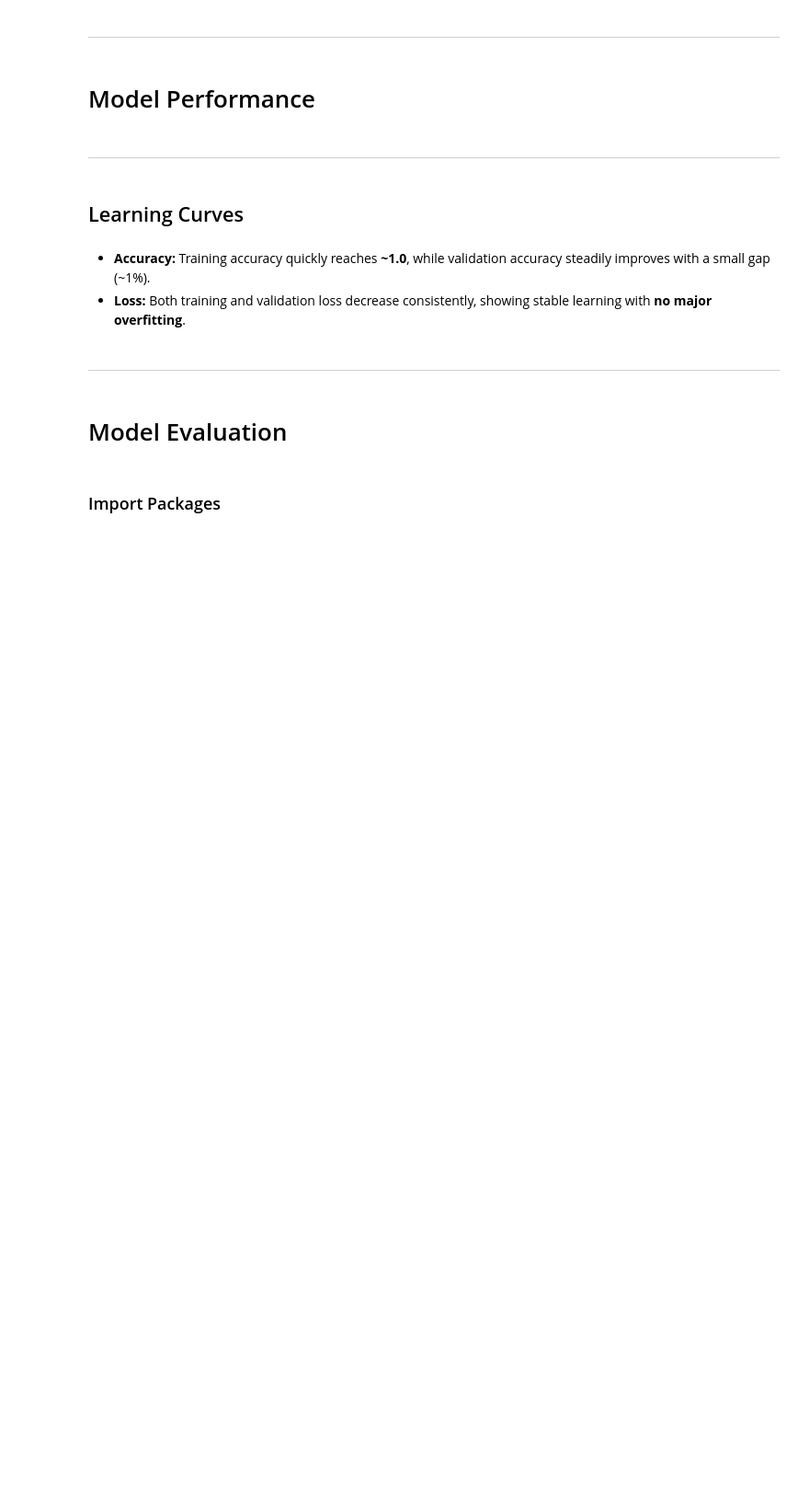
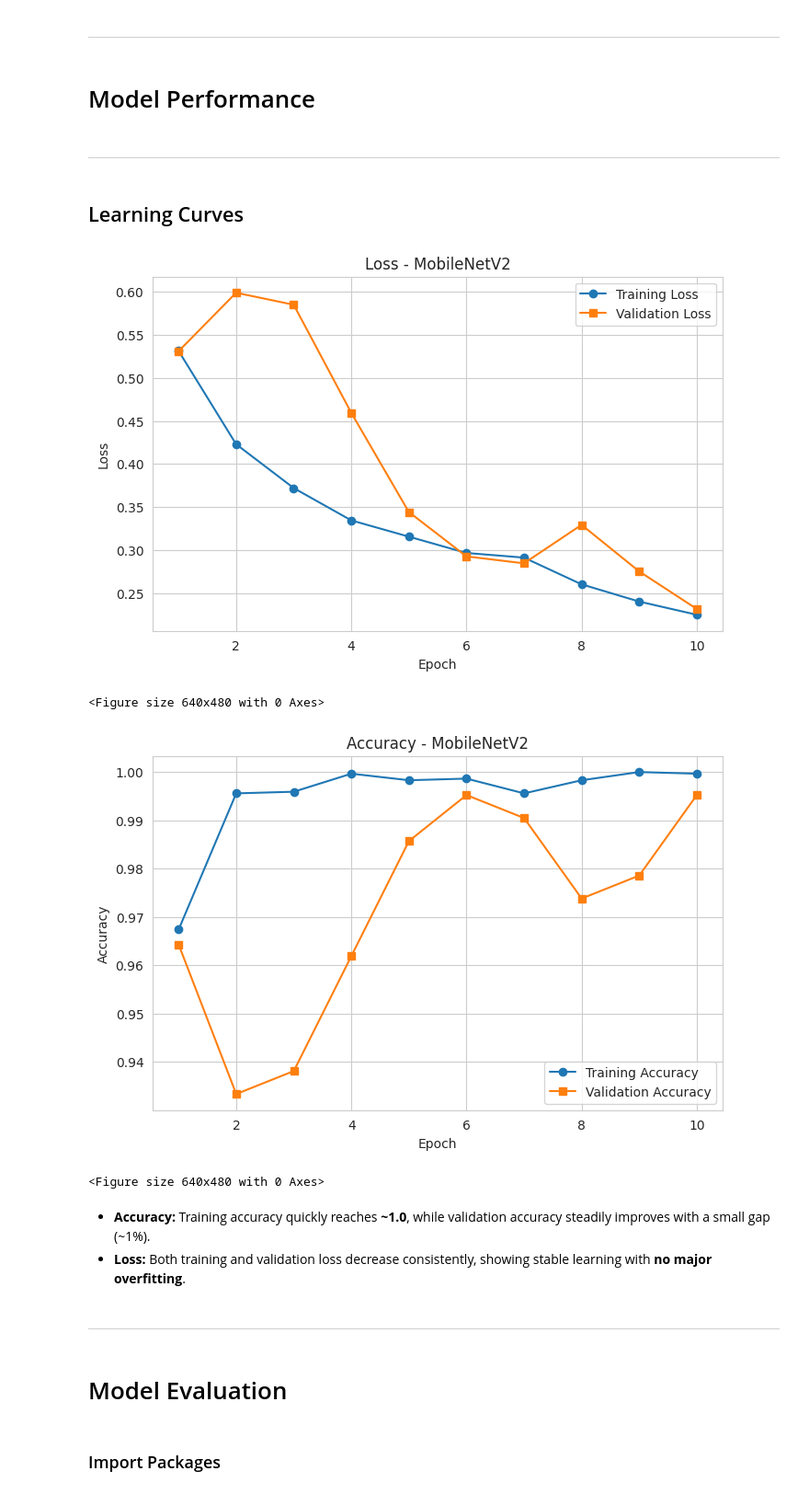
Before and after one commit to micmic210/mildew-detector, a Jupyter notebook: jupyter_notebooks/Modeling_Evaluation-v2-1-1.ipynb, the cells around one changed output. Shown at 92% size. Cells and saved outputs as stored; diff of their text form; code cells hidden in the pictures; blank space fills up the shorter version.

Commit message:
Add results after running trial 4 of MobileNetV2

```diff
--- a/jupyter_notebooks/Modeling_Evaluation-v2-1-1.ipynb
+++ b/jupyter_notebooks/Modeling_Evaluation-v2-1-1.ipynb
@@ -414,3 +460,49 @@ fig_acc.show()
+# %%
+import matplotlib.pyplot as plt
+import pandas as pd
+
+output_dir = "outputs/v1"
+
+# Extract history from the training process
+history_dict = history_mobilenet.history
+
+# Convert history dictionary to a DataFrame
+df = pd.DataFrame({
+    'Epoch': range(1, len(history_dict['loss']) + 1),
+    'loss': history_dict['loss'],
+    'val_loss': history_dict['val_loss'],
+    'accuracy': history_dict['accuracy'],
+    'val_accuracy': history_dict['val_accuracy']
+})
+
+# Plot Loss Curve
+plt.figure(figsize=(8, 5))
+plt.plot(df["Epoch"], df["loss"], label="Training Loss", marker="o")
+plt.plot(df["Epoch"], df["val_loss"], label="Validation Loss", marker="s")
+plt.xlabel("Epoch")
+plt.ylabel("Loss")
+plt.title("Loss - MobileNetV2")
+plt.legend()
+plt.grid(True)
+plt.show()  # Show in Notebook
+plt.savefig(f"{output_dir}/model_training_losses.png", dpi=300, bbox_inches="tight")  # Save as PNG
+
+# Plot Accuracy Curve
+plt.figure(figsize=(8, 5))
+plt.plot(df["Epoch"], df["accuracy"], label="Training Accuracy", marker="o")
+plt.plot(df["Epoch"], df["val_accuracy"], label="Validation Accuracy", marker="s")
+plt.xlabel("Epoch")
+plt.ylabel("Accuracy")
+plt.title("Accuracy - MobileNetV2")
+plt.legend()
+plt.grid(True)
+plt.show()  # Show in Notebook
+plt.savefig(f"{output_dir}/model_training_acc.png", dpi=300, bbox_inches="tight")  # Save as PNG
+# %% [output]
+[figure, added]
+<Figure size 640x480 with 0 Axes>
+[figure, added]
+<Figure size 640x480 with 0 Axes>
 # %% [markdown]
 - **Accuracy:** Training accuracy quickly reaches **~1.0**, while validation accuracy steadily improves with a small gap (~1%).
 - **Loss:** Both training and validation loss decrease consistently, showing stable learning with **no major overfitting**.
```
Also changed, not shown: parts of 34 cells of this notebook, 12 other files.
